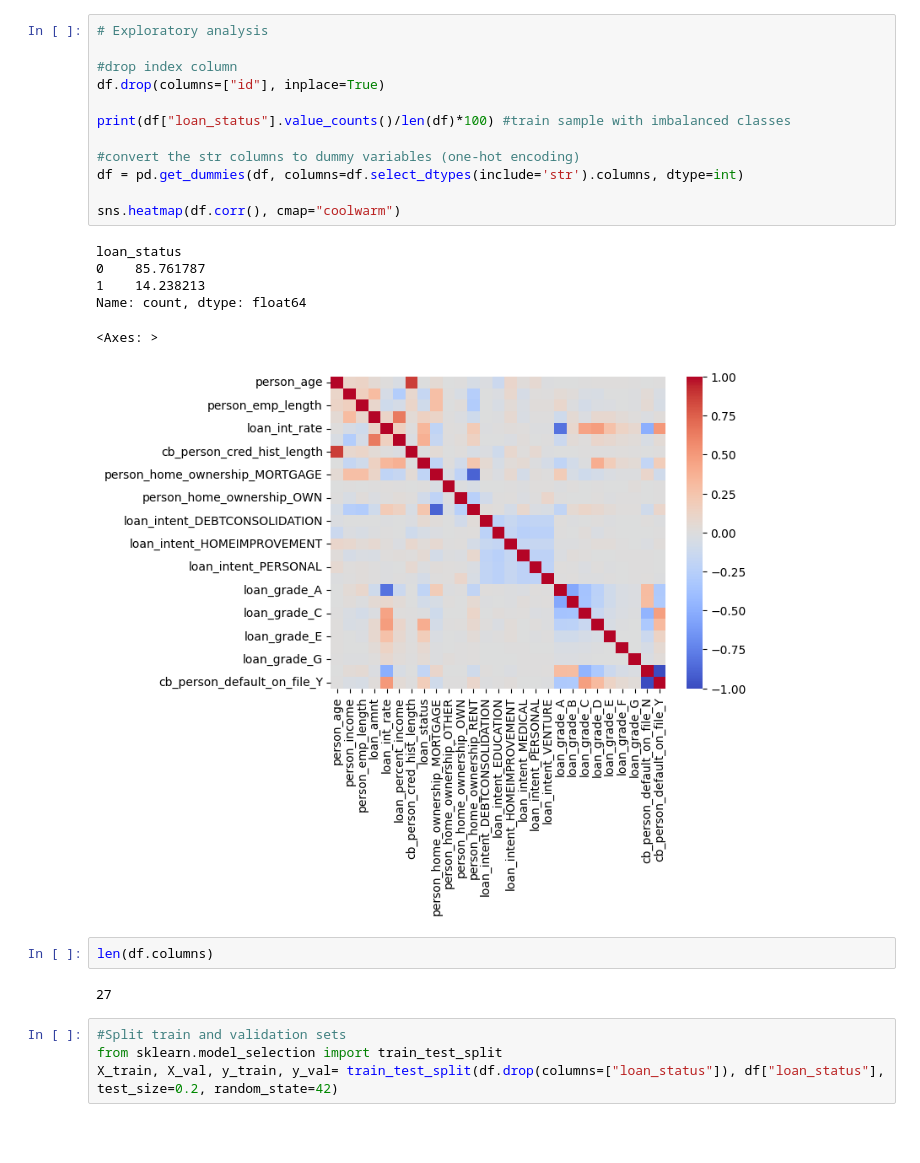
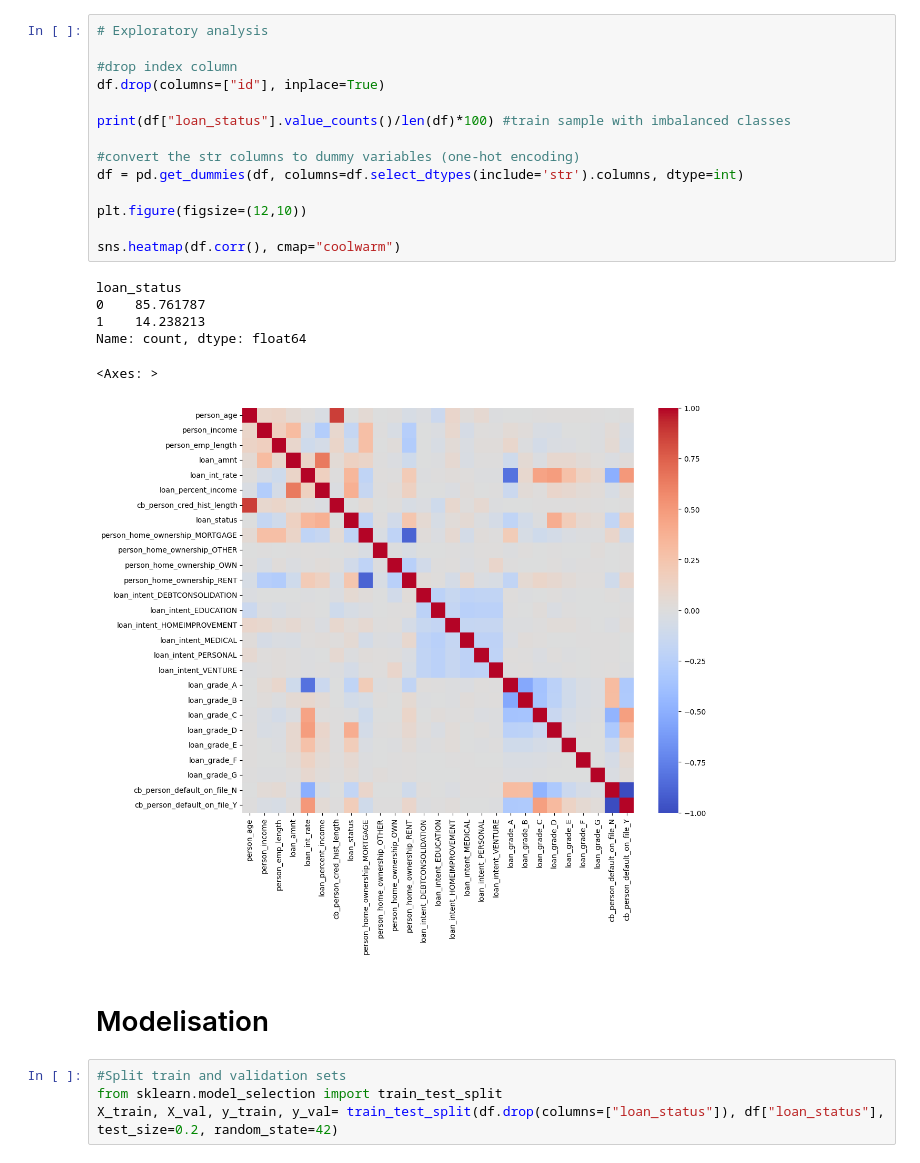
Before and after one commit to kellybourbon2/Loan-prediction-approval, a Jupyter notebook: notebooks/data_exploration.ipynb, the cells around one changed output. Saved outputs shown, nothing was run; the diff lists cells and outputs as text; blank space fills up the shorter version.

```diff
--- a/notebooks/data_exploration.ipynb
+++ b/notebooks/data_exploration.ipynb
@@ -24,26 +94,26 @@ with fs.open(train_path, mode='rb') as f:
 # %%
 # Exploratory analysis
 
 #drop index column
 df.drop(columns=["id"], inplace=True)
 
 print(df["loan_status"].value_counts()/len(df)*100) #train sample with imbalanced classes
 
 #convert the str columns to dummy variables (one-hot encoding)
 df = pd.get_dummies(df, columns=df.select_dtypes(include='str').columns, dtype=int)
 
+plt.figure(figsize=(12,10))
+
 sns.heatmap(df.corr(), cmap="coolwarm")
 # %% [output]
 loan_status
 0    85.761787
 1    14.238213
 Name: count, dtype: float64
 <Axes: >
-[figure, old version]
+[figure, new version]
-# %%
-len(df.columns)
-# %% [output]
-27
+# %% [markdown]
+# Modelisation
 # %%
 #Split train and validation sets
 from sklearn.model_selection import train_test_split
```
Also changed, not shown: parts of 7 cells of this notebook.
